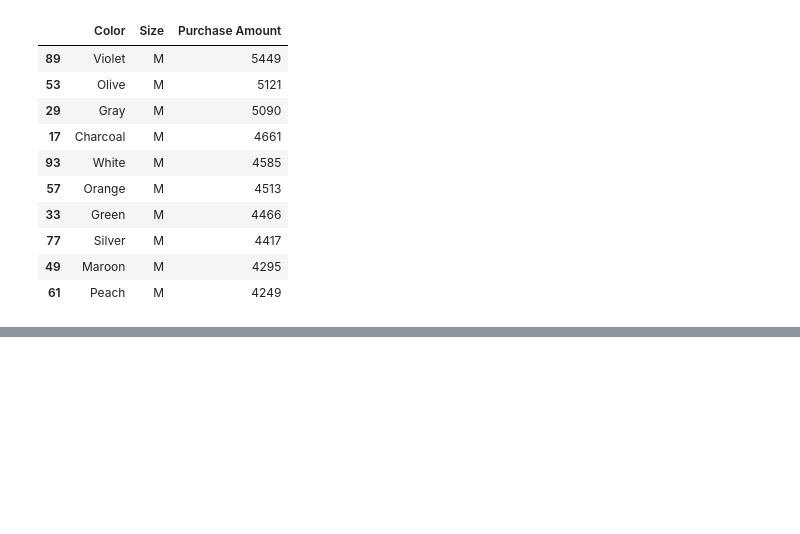
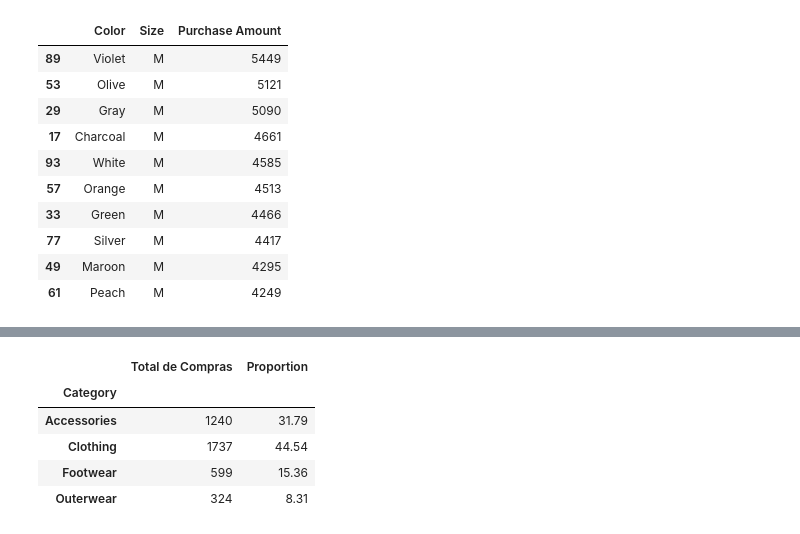
Before and after one commit to lucasz-g/Projetos-Pandas, a Jupyter notebook: Projetos/Projeto Shopping Trends/analise.ipynb, the cells around one changed output, grey strips where cells are left out. Cells and saved outputs as stored; diff of their text form; code cells hidden in the pictures; blank space fills up the shorter version.

```diff
--- a/Projetos/Projeto Shopping Trends/analise.ipynb
+++ b/Projetos/Projeto Shopping Trends/analise.ipynb
@@ -193,7 +195,7 @@ df_item_categoria
 | 23 | Outerwear | Jacket | 163 |
 | 24 | Outerwear | Coat | 161 |
 # %%
-df_item_categoria = df_item_categoria.loc[
+df_item_categoria_agrupado = df_item_categoria.loc[
     df_item_categoria.groupby('Category')['Total de Compras'].idxmax()
 ]
 
@@ -278,0 +358,13 @@ Name: count, Length: 3900, dtype: int64
+# %%
+df_compras_categorias = df_item_categoria.groupby('Category')[['Total de Compras']].sum()
+total_compras = df_compras_categorias['Total de Compras'].sum()
+
+df_compras_categorias['Proportion'] = (df_compras_categorias['Total de Compras'] / total_compras * 100).round(2)
+df_compras_categorias
+# %% [output]
+|  | Total de Compras | Proportion |
+| Category |  |  |
+| Accessories | 1240 | 31.79 |
+| Clothing | 1737 | 44.54 |
+| Footwear | 599 | 15.36 |
+| Outerwear | 324 | 8.31 |
```
Also changed, not shown: parts of 16 cells of this notebook.
